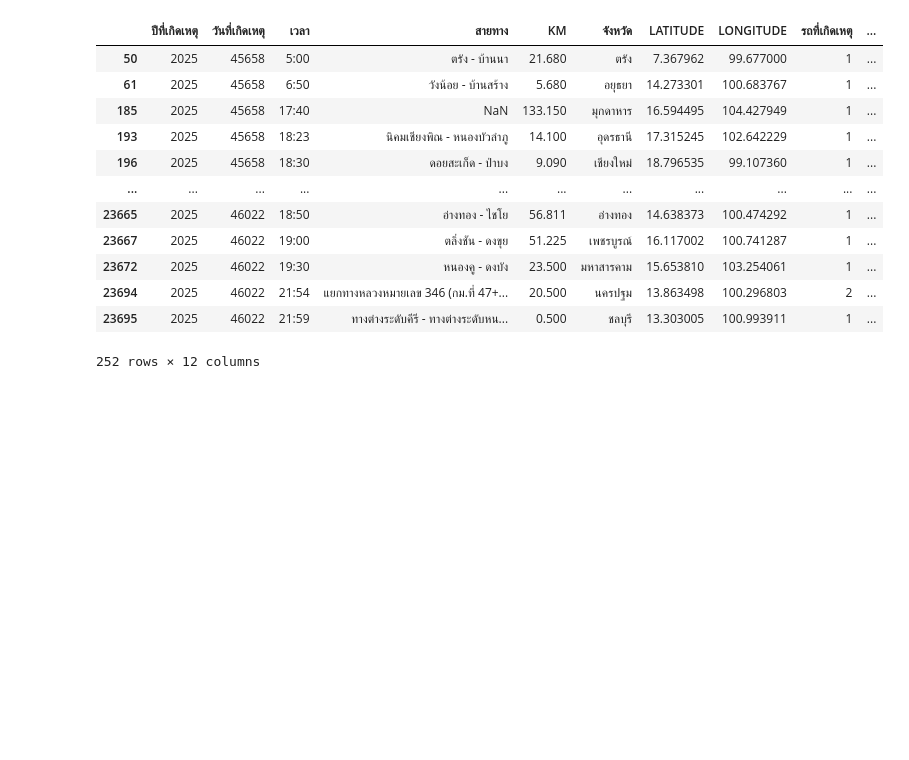
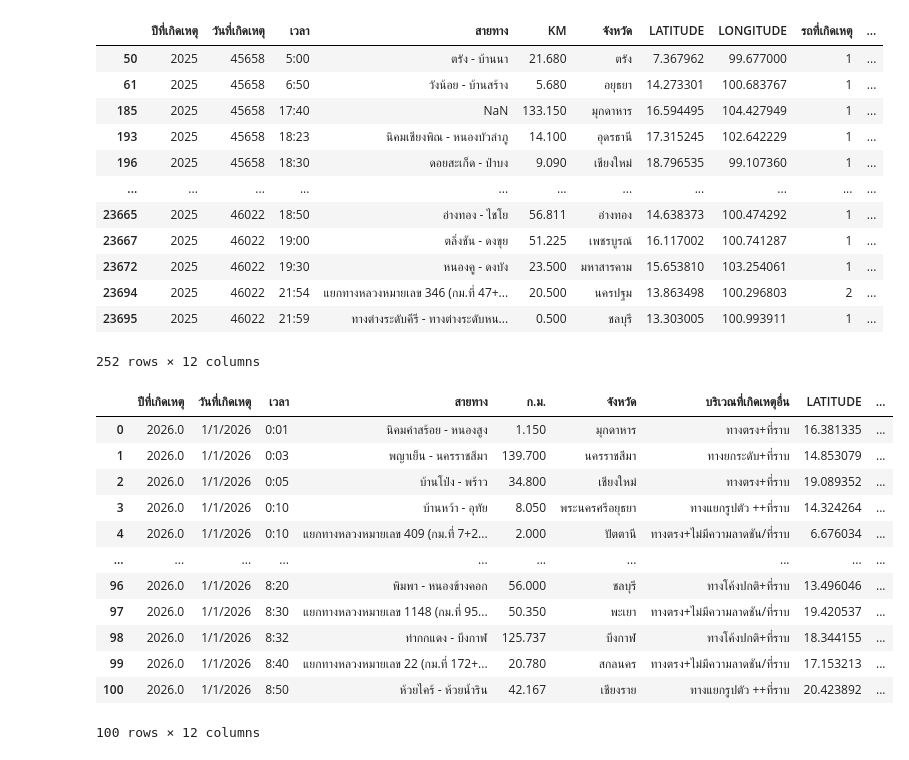
Before and after one commit to VannisaLaowongkot/Road-Accident-Risk-Prediction-Project, a Jupyter notebook: 2019.ipynb, the cells around one changed output. Cells and saved outputs as stored; diff of their text form; code cells hidden in the pictures; blank space fills up the shorter version.

```diff
--- a/2019.ipynb
+++ b/2019.ipynb
@@ -257,9 +257,15 @@ def clean_accident_data(df):
         "รถปิคอัพโดยสาร",
         "รถโดยสารมากกว่า4ล้อ",
         "รถปิคอัพบรรทุก4ล้อ",
-        "รถและคนที่เกิดเหตุ"
-
-
+        "รถและคนที่เกิดเหตุ",
+        "จำนวนที่เกิดเหตุทั้งหมด(รวมคนเดินเท้า)",
+        "รถยนต์นั่งส่วนบุคคล/รถยนต์นั่งสาธารณะ",
+        "รถบรรทุกมากกว่า6ล้อไม่เกิน10ล้อ",
+        "รถบรรทุกมากกว่า10ล้อ(รถพ่วง)",
+        "อื่นๆ",
+        "จำนวนผู้บาดเจ็บสาหัส",
+        "จำนวนผู้บาดเจ็บเล็กน้อย",
+        "บริเวณที่เกิดเหตุอื่น"
 ]
 
     df = df.drop(
@@ -378,3 +384,19 @@ display(df[
 | 23694 | 2025 | 46022 | 21:54 | แยกทางหลวงหมายเลข 346 (กม.ที่ 47+... | 20.500 | นครปฐม | 13.863498 | 100.296803 | 2 | ... |
 | 23695 | 2025 | 46022 | 21:59 | ทางต่างระดับคีรี - ทางต่างระดับหน... | 0.500 | ชลบุรี | 13.303005 | 100.993911 | 1 | ... |
 252 rows × 12 columns
+# %%
+display(cleaned_data[2026].head(100))
+# %% [output]
+|  | ปีที่เกิดเหตุ | วันที่เกิดเหตุ | เวลา | สายทาง | ก.ม. | จังหวัด | บริเวณที่เกิดเหตุอื่น | LATITUDE | ... |
+| 0 | 2026.0 | 1/1/2026 | 0:01 | นิคมคำสร้อย - หนองสูง | 1.150 | มุกดาหาร | ทางตรง+ที่ราบ | 16.381335 | ... |
+| 1 | 2026.0 | 1/1/2026 | 0:03 | พญาเย็น - นครราชสีมา | 139.700 | นครราชสีมา | ทางยกระดับ+ที่ราบ | 14.853079 | ... |
+| 2 | 2026.0 | 1/1/2026 | 0:05 | บ้านโป่ง - พร้าว | 34.800 | เชียงใหม่ | ทางตรง+ที่ราบ | 19.089352 | ... |
+| 3 | 2026.0 | 1/1/2026 | 0:10 | บ้านหว้า - อุทัย | 8.050 | พระนครศรีอยุธยา | ทางแยกรูปตัว ++ที่ราบ | 14.324264 | ... |
+| 4 | 2026.0 | 1/1/2026 | 0:10 | แยกทางหลวงหมายเลข 409 (กม.ที่ 7+2... | 2.000 | ปัตตานี | ทางตรง+ไม่มีความลาดชัน/ที่ราบ | 6.676034 | ... |
+| ... | ... | ... | ... | ... | ... | ... | ... | ... | ... |
+| 96 | 2026.0 | 1/1/2026 | 8:20 | พิมพา - หนองข้างคอก | 56.000 | ชลบุรี | ทางโค้งปกติ+ที่ราบ | 13.496046 | ... |
+| 97 | 2026.0 | 1/1/2026 | 8:30 | แยกทางหลวงหมายเลข 1148 (กม.ที่ 95... | 50.350 | พะเยา | ทางตรง+ไม่มีความลาดชัน/ที่ราบ | 19.420537 | ... |
+| 98 | 2026.0 | 1/1/2026 | 8:32 | ท่ากกแดง - บึงกาฬ | 125.737 | บึงกาฬ | ทางโค้งปกติ+ที่ราบ | 18.344155 | ... |
+| 99 | 2026.0 | 1/1/2026 | 8:40 | แยกทางหลวงหมายเลข 22 (กม.ที่ 172+... | 20.780 | สกลนคร | ทางตรง+ไม่มีความลาดชัน/ที่ราบ | 17.153213 | ... |
+| 100 | 2026.0 | 1/1/2026 | 8:50 | ห้วยไคร้ - ห้วยน้ำริน | 42.167 | เชียงราย | ทางแยกรูปตัว ++ที่ราบ | 20.423892 | ... |
+100 rows × 12 columns
```
Also changed, not shown: parts of 1 cell of this notebook.
